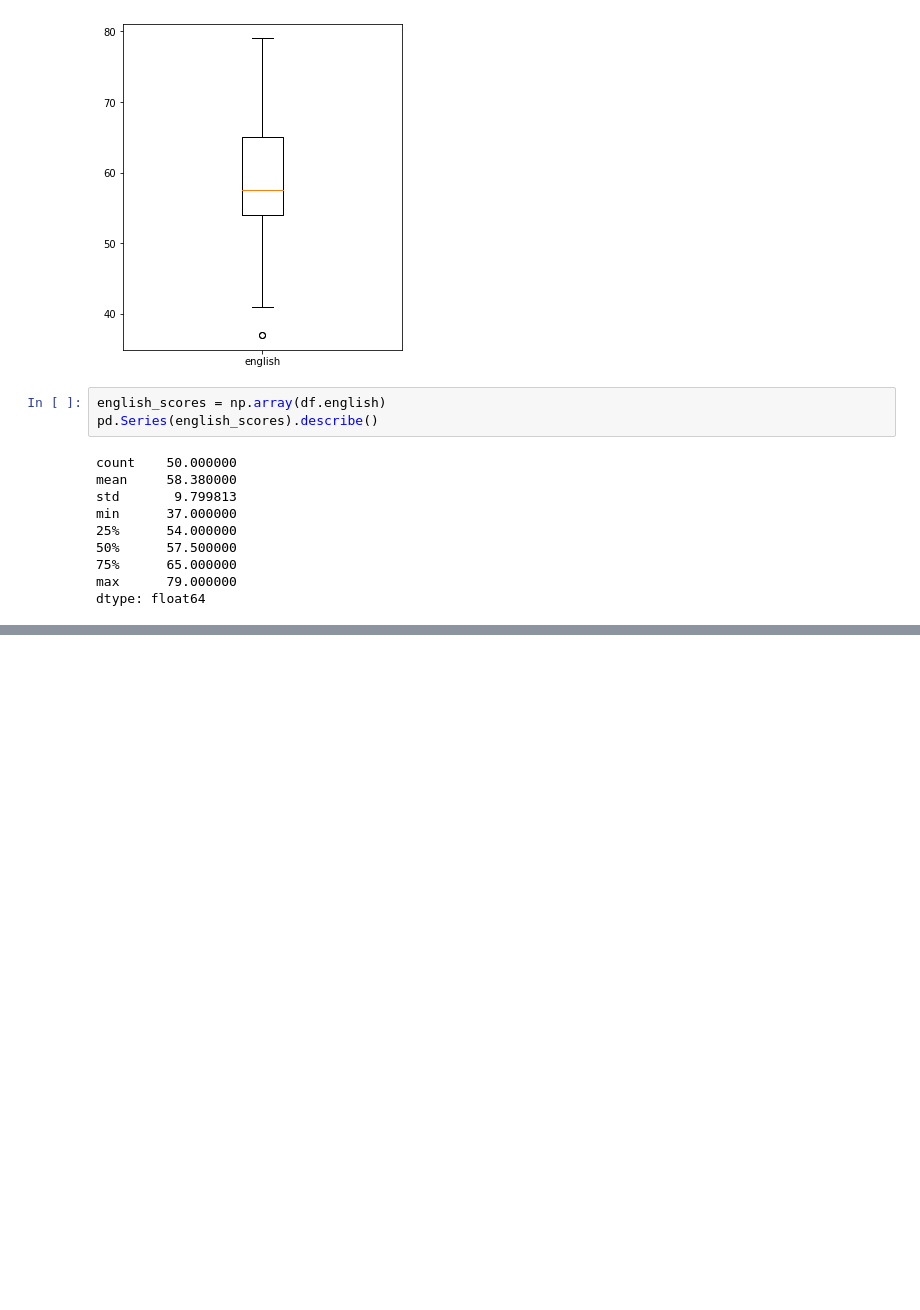
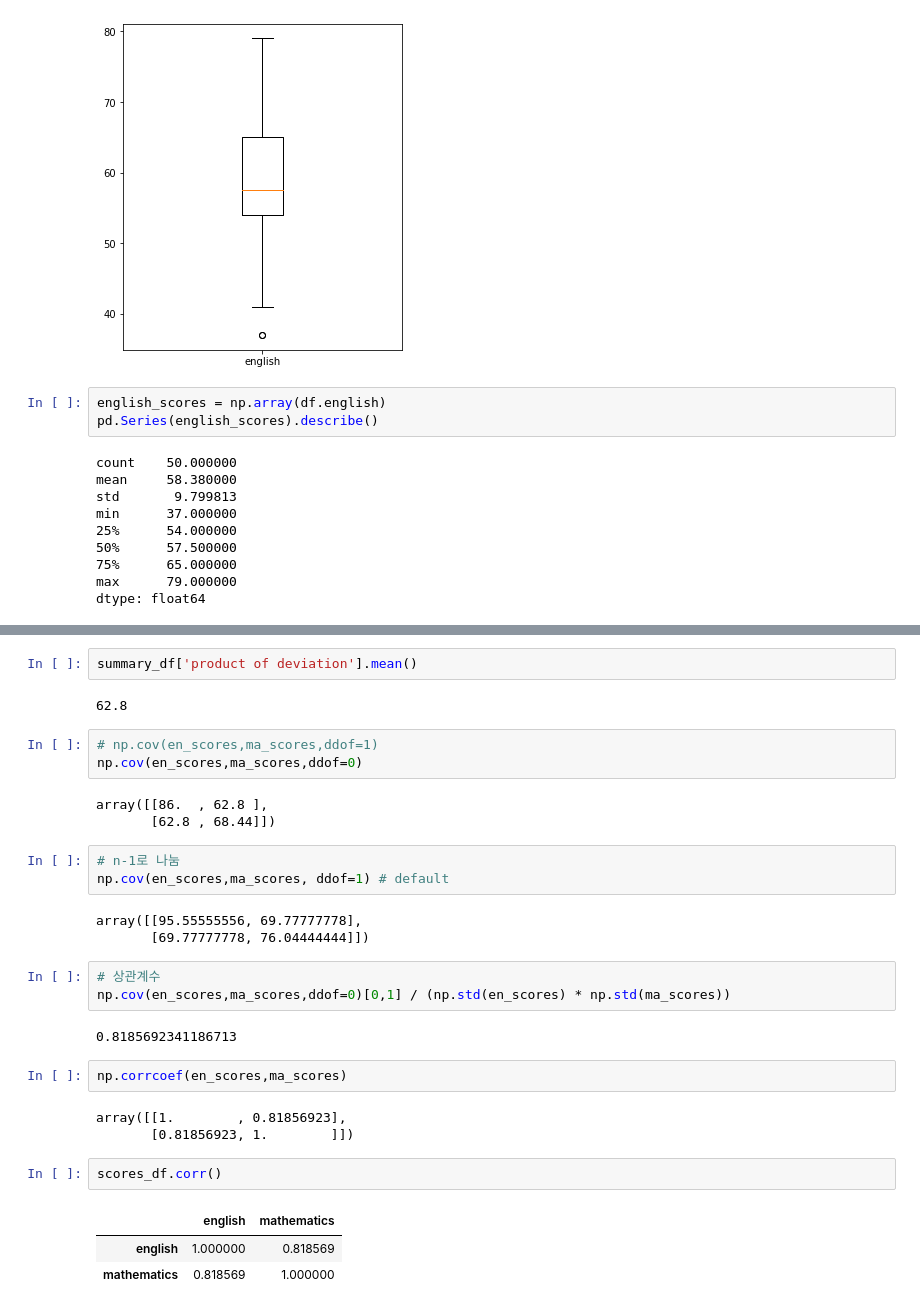
Before and after one commit to bnv20/kdt9, a Jupyter notebook: m3_통계수학/stat1_guide.ipynb, the cells around one changed output, grey strips where cells are left out. Saved outputs shown, nothing was run; the diff lists cells and outputs as text; blank space fills up the shorter version.

```diff
--- a/m3_통계수학/stat1_guide.ipynb
+++ b/m3_통계수학/stat1_guide.ipynb
@@ -404,0 +465,32 @@ dtype: float64
+# %%
+summary_df['product of deviation'].mean()
+# %% [output]
+62.8
+# %%
+# np.cov(en_scores,ma_scores,ddof=1)
+np.cov(en_scores,ma_scores,ddof=0)
+# %% [output]
+array([[86.  , 62.8 ],
+       [62.8 , 68.44]])
+# %%
+# n-1로 나눔
+np.cov(en_scores,ma_scores, ddof=1) # default
+# %% [output]
+array([[95.55555556, 69.77777778],
+       [69.77777778, 76.04444444]])
+# %%
+# 상관계수
+np.cov(en_scores,ma_scores,ddof=0)[0,1] / (np.std(en_scores) * np.std(ma_scores))
+# %% [output]
+0.8185692341186713
+# %%
+np.corrcoef(en_scores,ma_scores)
+# %% [output]
+array([[1.        , 0.81856923],
+       [0.81856923, 1.        ]])
+# %%
+scores_df.corr()
+# %% [output]
+|  | english | mathematics |
+| english | 1.000000 | 0.818569 |
+| mathematics | 0.818569 | 1.000000 |
```
Also changed, not shown: parts of 8 cells of this notebook.
